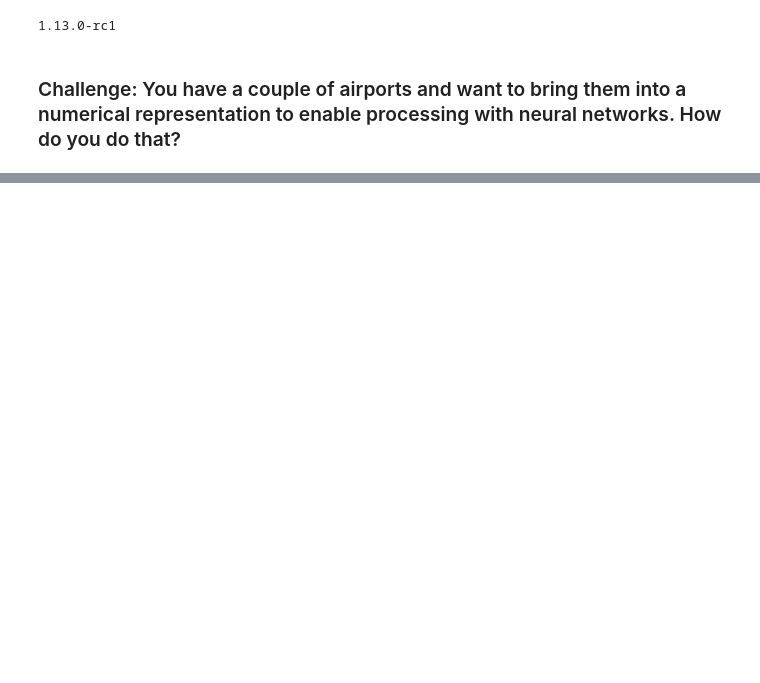
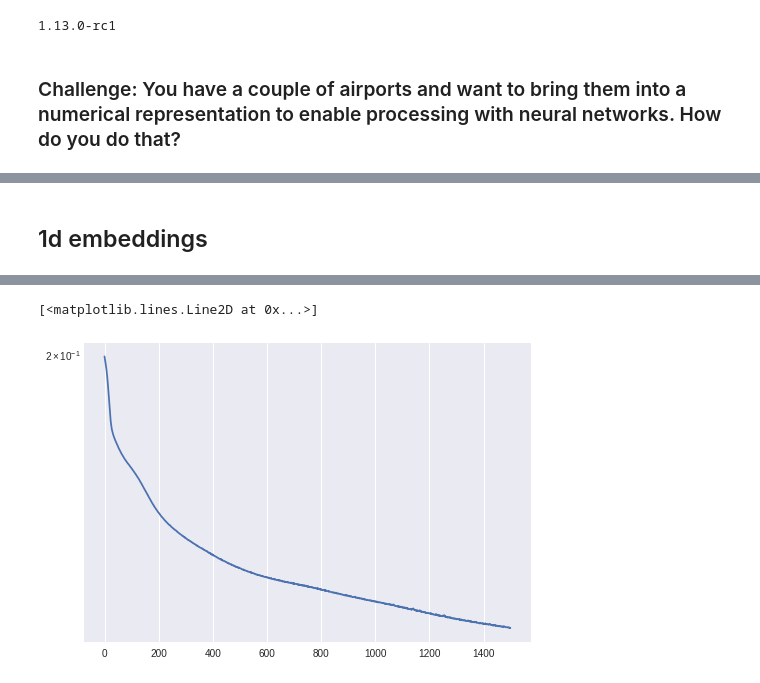
Before and after one commit to subodhchhabra/ai, a Jupyter notebook: notebooks/2019_tf/embeddings-viz.ipynb, the cells around one changed output, grey strips where cells are left out. Drawn from its saved outputs; the diff is of its cells as text; code cells hidden in the pictures; blank space fills up the shorter version.

```diff
--- a/notebooks/2019_tf/embeddings-viz.ipynb
+++ b/notebooks/2019_tf/embeddings-viz.ipynb
@@ -142,0 +153,32 @@ STL (1.3671476, 1.2792312)
+# %% [markdown]
+## 1d embeddings
+# %%
+seed = 3
+
+input_dim = len(airports)
+embedding_dim = 1
+
+model = Sequential()
+
+model.add(Embedding(name='embedding',
+                    input_dim=input_dim,
+                    output_dim=embedding_dim,
+                    input_length=1,
+                    embeddings_initializer=glorot_normal(seed=seed)))
+
+model.add(GlobalAveragePooling1D())
+
+model.add(Dense(units=50, activation='relu', bias_initializer='zeros', kernel_initializer=glorot_normal(seed=seed)))
+
+model.add(Dense(units=dictionary_size, name='output', activation='softmax', bias_initializer='zeros', kernel_initializer=glorot_normal(seed=seed)))
+model.compile(optimizer='adam', loss='binary_crossentropy', metrics=['acc'])
+
+EPOCHS=1500
+BATCH_SIZE=2
+
+%time history = model.fit(x, Y, epochs=EPOCHS, batch_size=BATCH_SIZE, verbose=0)
+
+
+plt.yscale('log')
+plt.plot(history.history['loss'])
+# %% [output]
@@ -142,0 +187,2 @@ STL (1.3671476, 1.2792312)
+[<matplotlib.lines.Line2D at 0x...>]
+[figure, added]
```
Also changed, not shown: parts of 16 cells of this notebook.
